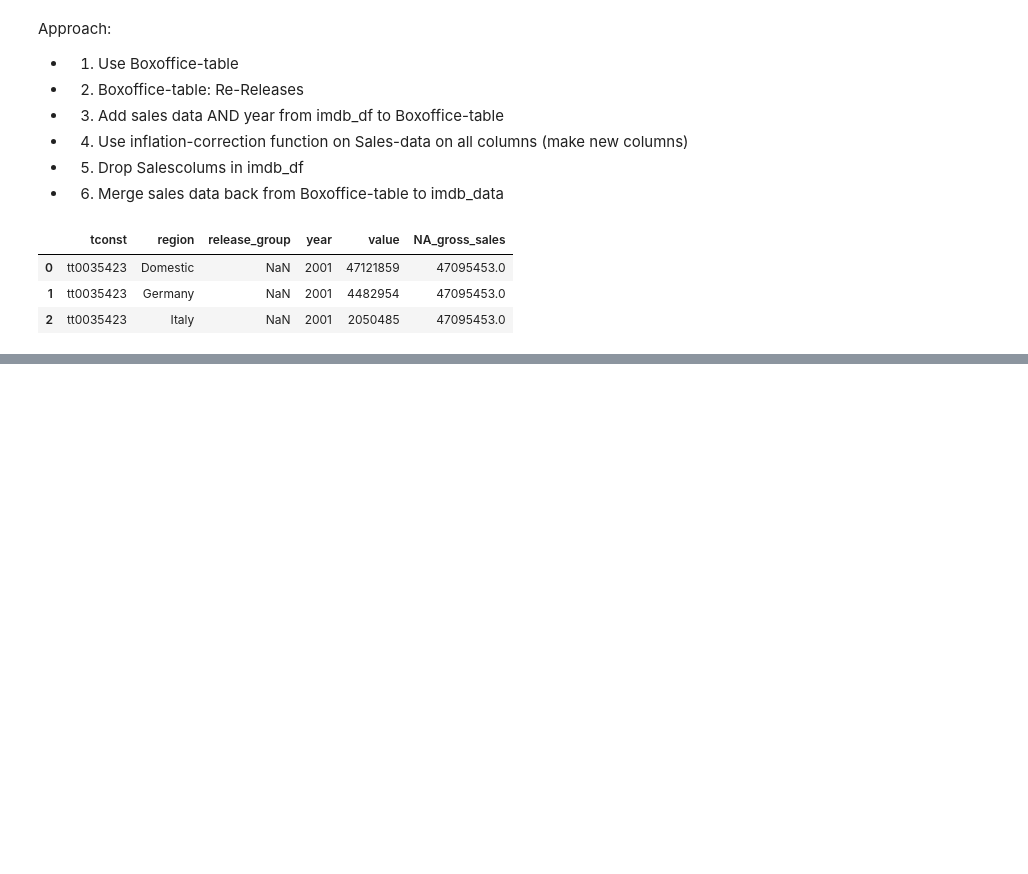
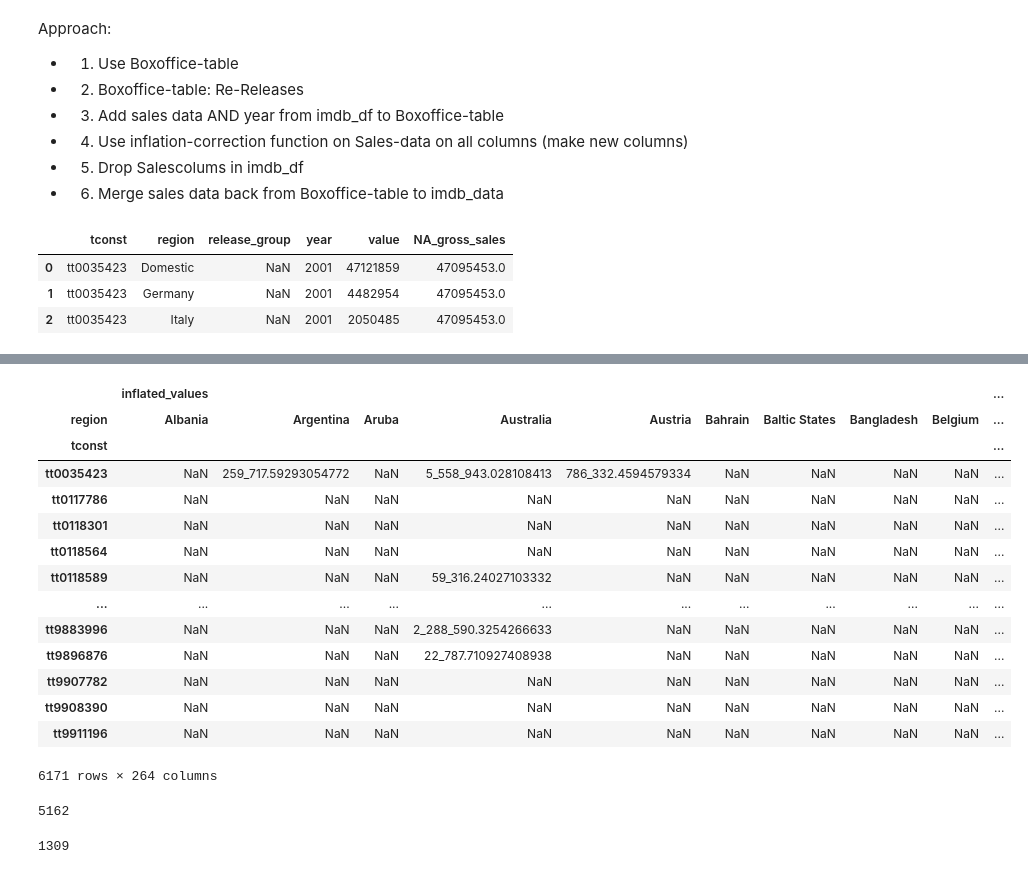
Before and after one commit to tk87-hono/data_analytics_24_4-Capstone_Movie_Group, a Jupyter notebook: after_big_merge.ipynb, the cells around one changed output, grey strips where cells are left out. Saved outputs shown, nothing was run; the diff lists cells and outputs as text; code cells hidden in the pictures; blank space fills up the shorter version.

Commit message:
added inflation correction and uploaded to SQL

```diff
--- a/after_big_merge.ipynb
+++ b/after_big_merge.ipynb
@@ -244,0 +316,9 @@ display(bx_df.shape)
+# %%
+unique_years = bx_df['year'].unique()
+inflation_factors = {year: cpi.inflate(1, year, to=2023) for year in unique_years}
+
+bx_df['inflation_factor'] = bx_df['year'].map(inflation_factors)
+
+bx_df['inflated_values'] = bx_df['value'] * bx_df['inflation_factor']
+
+display(bx_df)
@@ -244,0 +339,9 @@ display(bx_df.shape)
+# %%
+unique_years = bx_df['year'].unique()
+inflation_factors = {year: cpi.inflate(1, year, to=2023) for year in unique_years}
+
+bx_df['NA_inflation_factor'] = bx_df['year'].map(inflation_factors)
+
+bx_df['NA_inflated_values'] = bx_df['NA_gross_sales'] * bx_df['NA_inflation_factor']
+
+display(bx_df)
@@ -244,0 +362,30 @@ display(bx_df.shape)
+# %%
+bx_df.drop(columns=['inflation_factor', 'NA_inflation_factor', 'release_group'], inplace=True)
+# %%
+test = bx_df.pivot(index='tconst', columns='region', values=['inflated_values', 'value'])
+# %%
+test
+# %% [output]
+|  | inflated_values |  |  |  |  |  |  |  |  | ... |
+| region | Albania | Argentina | Aruba | Australia | Austria | Bahrain | Baltic States | Bangladesh | Belgium | ... |
+| tconst |  |  |  |  |  |  |  |  |  | ... |
+| tt0035423 | NaN | 259_717.59293054772 | NaN | 5_558_943.028108413 | 786_332.4594579334 | NaN | NaN | NaN | NaN | ... |
+| tt0117786 | NaN | NaN | NaN | NaN | NaN | NaN | NaN | NaN | NaN | ... |
+| tt0118301 | NaN | NaN | NaN | NaN | NaN | NaN | NaN | NaN | NaN | ... |
+| tt0118564 | NaN | NaN | NaN | NaN | NaN | NaN | NaN | NaN | NaN | ... |
+| tt0118589 | NaN | NaN | NaN | 59_316.24027103332 | NaN | NaN | NaN | NaN | NaN | ... |
+| ... | ... | ... | ... | ... | ... | ... | ... | ... | ... | ... |
+| tt9883996 | NaN | NaN | NaN | 2_288_590.3254266633 | NaN | NaN | NaN | NaN | NaN | ... |
+| tt9896876 | NaN | NaN | NaN | 22_787.710927408938 | NaN | NaN | NaN | NaN | NaN | ... |
+| tt9907782 | NaN | NaN | NaN | NaN | NaN | NaN | NaN | NaN | NaN | ... |
+| tt9908390 | NaN | NaN | NaN | NaN | NaN | NaN | NaN | NaN | NaN | ... |
+| tt9911196 | NaN | NaN | NaN | NaN | NaN | NaN | NaN | NaN | NaN | ... |
+6171 rows × 264 columns
+# %%
+test['value'].loc[:,'Worldwide'].isna().sum()
+# %% [output]
+5162
+# %%
+test['value'].loc[:,'Domestic'].isna().sum()
+# %% [output]
+1309
```
Also changed, not shown: parts of 20 cells of this notebook.
